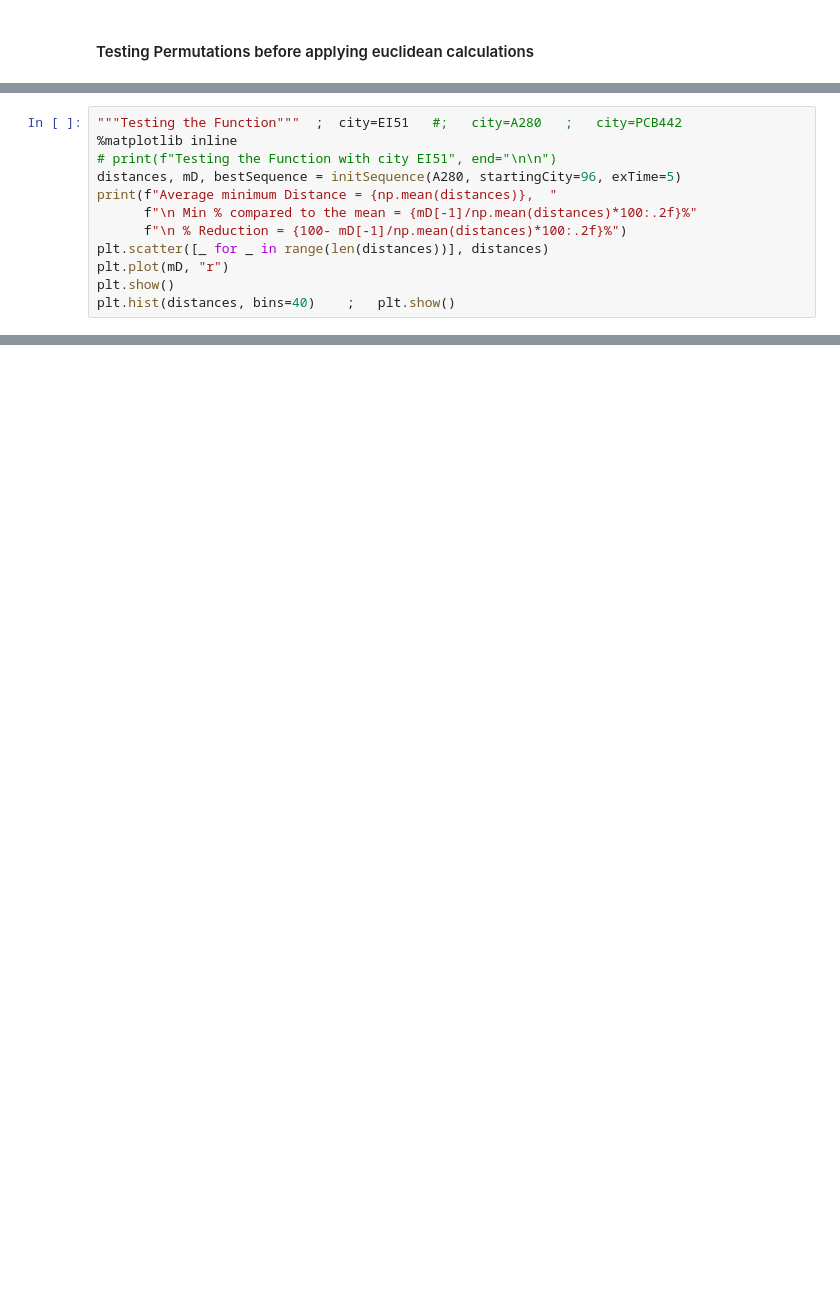
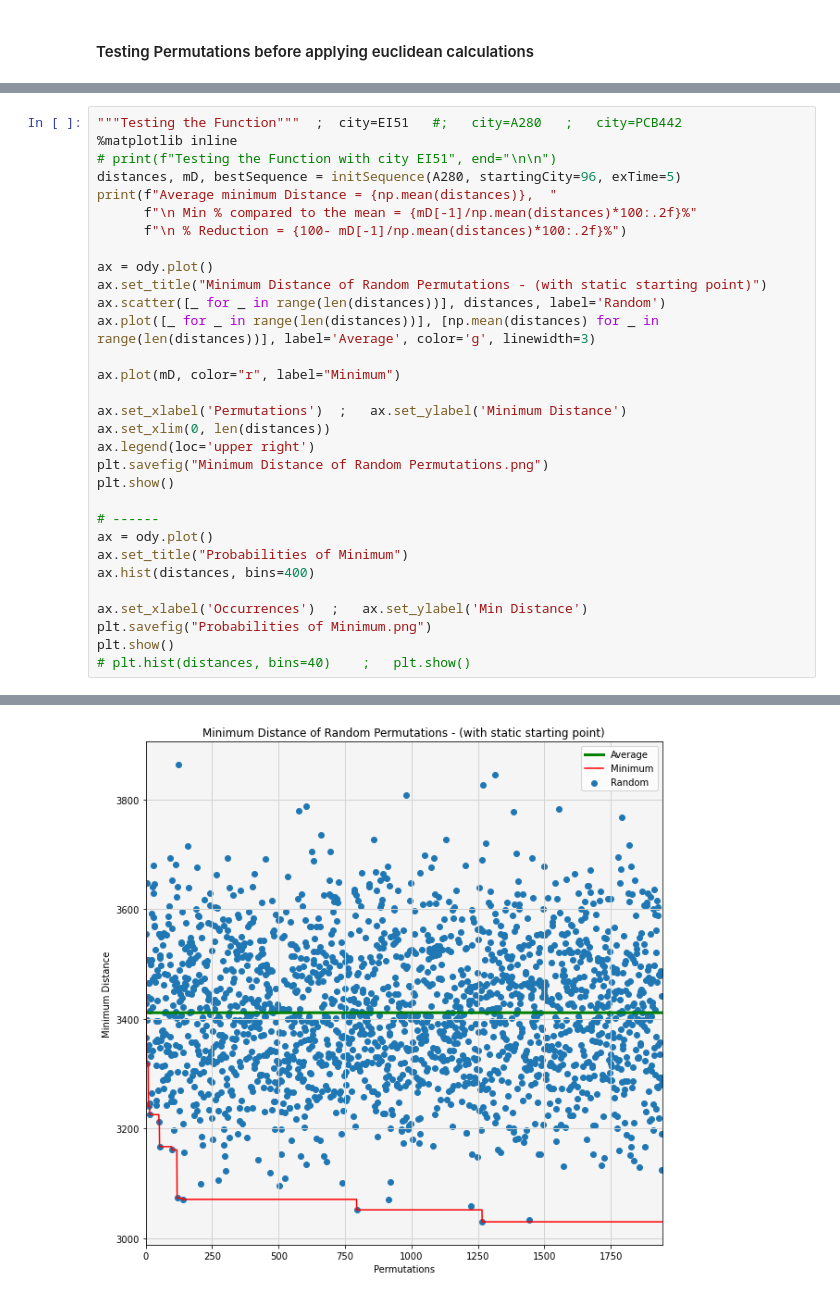
Before and after one commit to ithakis/Stochastic-Simulation-Assignment-3, a Jupyter notebook: Final.ipynb, the cells around one changed output, grey strips where cells are left out. Drawn from its saved outputs; the diff is of its cells as text; blank space fills up the shorter version.

```diff
--- a/Final.ipynb
+++ b/Final.ipynb
@@ -257,7 +309,27 @@ distances, mD, bestSequence = initSequence(A280, startingCity=96, exTime=5)
 print(f"Average minimum Distance = {np.mean(distances)},  "
       f"\n Min % compared to the mean = {mD[-1]/np.mean(distances)*100:.2f}%"
       f"\n % Reduction = {100- mD[-1]/np.mean(distances)*100:.2f}%")
-plt.scatter([_ for _ in range(len(distances))], distances)
-plt.plot(mD, "r")
+
+ax = ody.plot()
+ax.set_title("Minimum Distance of Random Permutations - (with static starting point)")
+ax.scatter([_ for _ in range(len(distances))], distances, label='Random')
+ax.plot([_ for _ in range(len(distances))], [np.mean(distances) for _ in range(len(distances))], label='Average', color='g', linewidth=3)
+
+ax.plot(mD, color="r", label="Minimum")
+
+ax.set_xlabel('Permutations')  ;   ax.set_ylabel('Minimum Distance')
+ax.set_xlim(0, len(distances))
+ax.legend(loc='upper right')
+plt.savefig("Minimum Distance of Random Permutations.png")
 plt.show()
-plt.hist(distances, bins=40)    ;   plt.show()
+
+# ------
+ax = ody.plot()
+ax.set_title("Probabilities of Minimum")
+ax.hist(distances, bins=400)
+
+ax.set_xlabel('Occurrences')  ;   ax.set_ylabel('Min Distance')
+plt.savefig("Probabilities of Minimum.png")
+plt.show()
+# plt.hist(distances, bins=40)    ;   plt.show()
+# %% [output]
@@ -263,0 +345 @@ plt.hist(distances, bins=40)    ;   plt.show()
+[figure, added]
```
Also changed, not shown: parts of 12 cells of this notebook, 1 other file.
